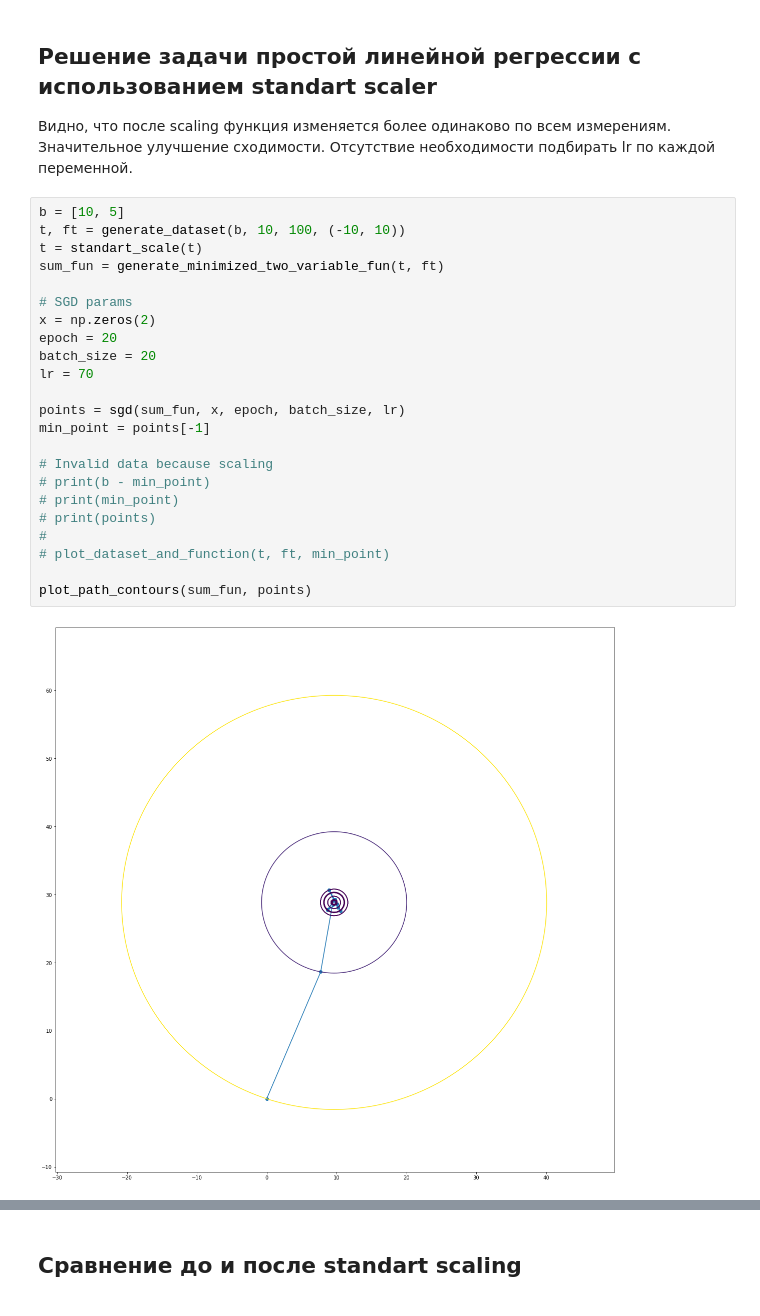
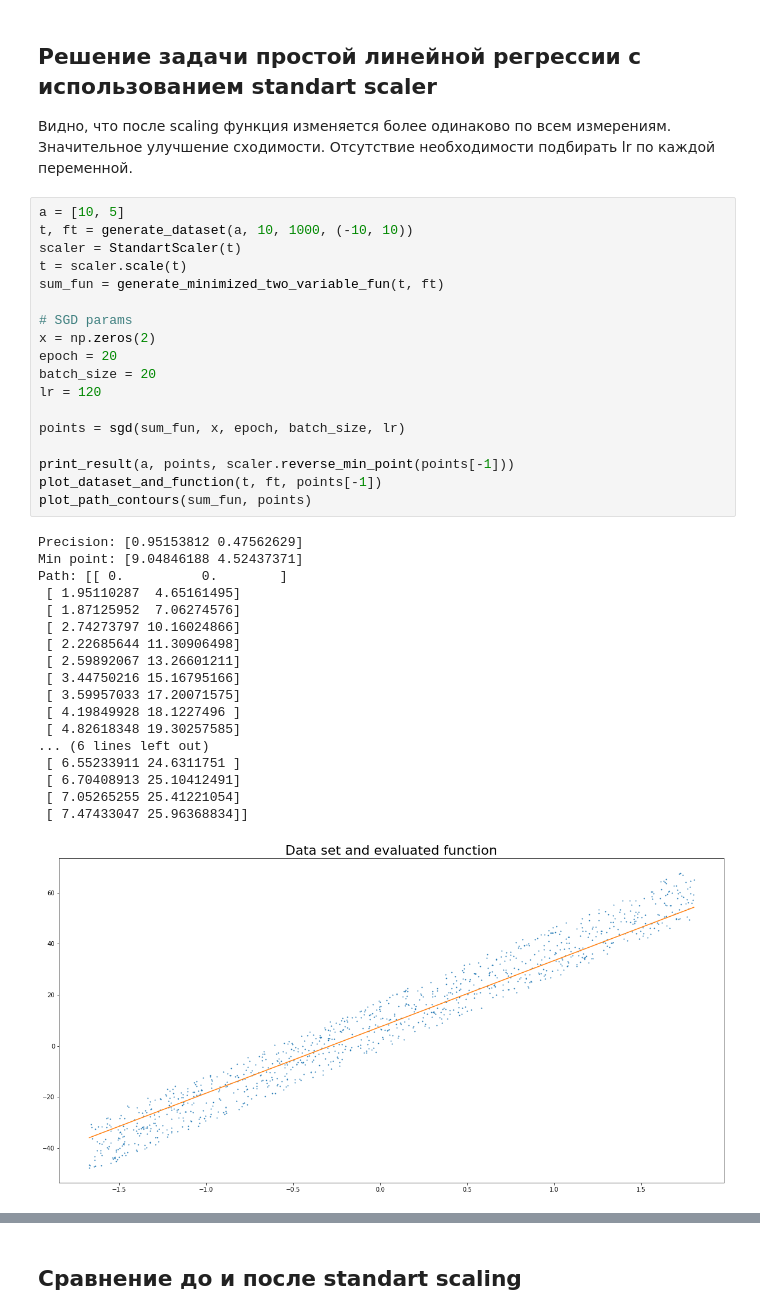
Before and after one commit to enotvtapke/met_opt_lab_2, a Jupyter notebook: SGD.ipynb, the cells around one changed output, grey strips where cells are left out. Saved outputs shown, nothing was run; the diff lists cells and outputs as text.

Commit message:
Major code refactor. Add more plots and descriptions. Done work with scaling.

```diff
--- a/SGD.ipynb
+++ b/SGD.ipynb
@@ -441,27 +443,39 @@ plt.plot(np.linspace(1, n, n), (b - min_points)[:, 2], '-o', color='blue')
 ## Решение задачи простой линейной регрессии с использованием standart scaler
 Видно, что после scaling функция изменяется более одинаково по всем измерениям. Значительное улучшение сходимости. Отсутствие необходимости подбирать lr по каждой переменной.
 # %%
-b = [10, 5]
-t, ft = generate_dataset(b, 10, 100, (-10, 10))
-t = standart_scale(t)
+a = [10, 5]
+t, ft = generate_dataset(a, 10, 1000, (-10, 10))
+scaler = StandartScaler(t)
+t = scaler.scale(t)
 sum_fun = generate_minimized_two_variable_fun(t, ft)
 
 # SGD params
 x = np.zeros(2)
 epoch = 20
 batch_size = 20
-lr = 70
+lr = 120
 
 points = sgd(sum_fun, x, epoch, batch_size, lr)
-min_point = points[-1]
 
-# Invalid data because scaling
-# print(b - min_point)
-# print(min_point)
-# print(points)
-#
-# plot_dataset_and_function(t, ft, min_point)
-
+print_result(a, points, scaler.reverse_min_point(points[-1]))
+plot_dataset_and_function(t, ft, points[-1])
 plot_path_contours(sum_fun, points)
 # %% [output]
+Precision: [0.95153812 0.47562629]
+Min point: [9.04846188 4.52437371]
+Path: [[ 0.          0.        ]
+ [ 1.95110287  4.65161495]
+ [ 1.87125952  7.06274576]
+ [ 2.74273797 10.16024866]
+ [ 2.22685644 11.30906498]
+ [ 2.59892067 13.26601211]
+ [ 3.44750216 15.16795166]
+ [ 3.59957033 17.20071575]
+ [ 4.19849928 18.1227496 ]
+ [ 4.82618348 19.30257585]
+... (6 lines left out)
+ [ 6.55233911 24.6311751 ]
+ [ 6.70408913 25.10412491]
+ [ 7.05265255 25.41221054]
+ [ 7.47433047 25.96368834]]
-[figure, old version]
+[figure, new version]
```
Also changed, not shown: parts of 15 cells of this notebook.
